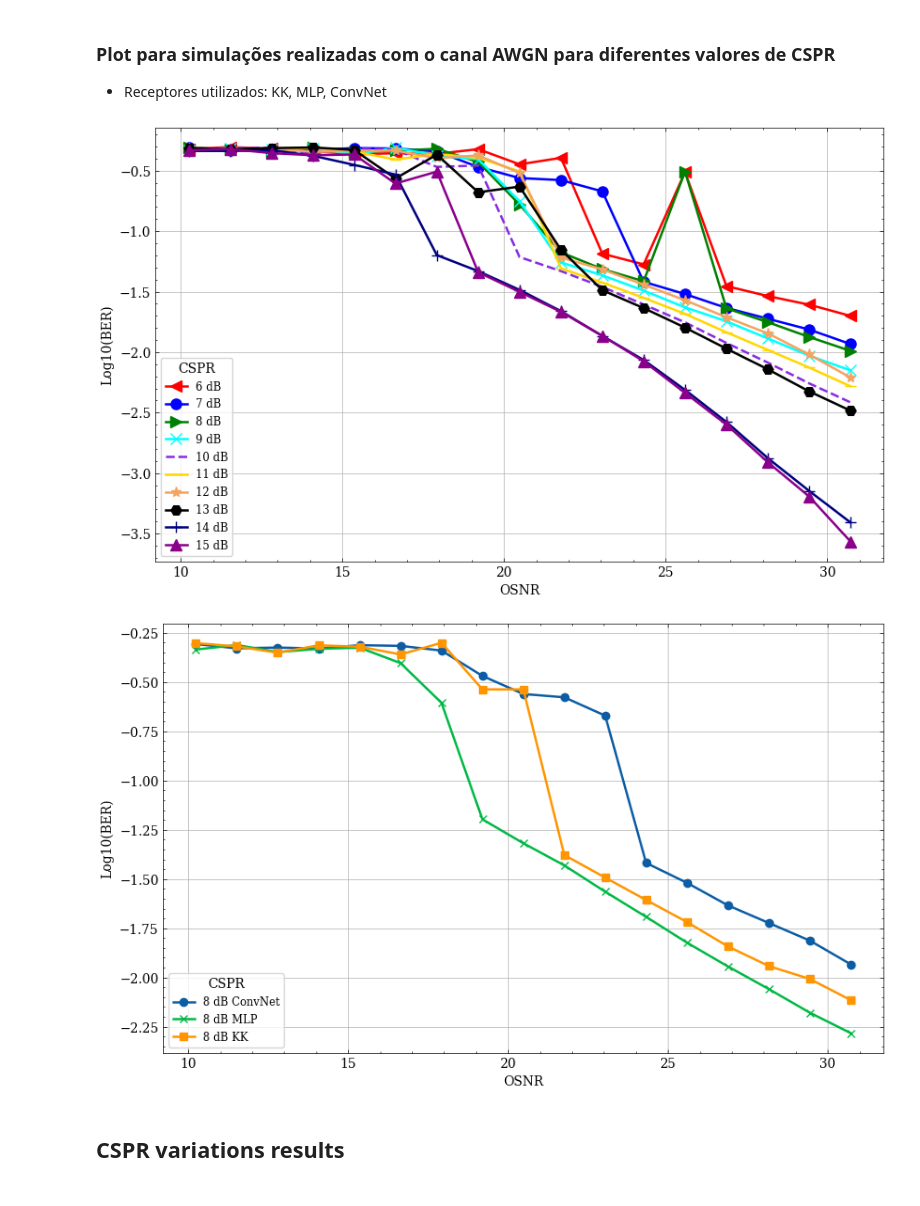
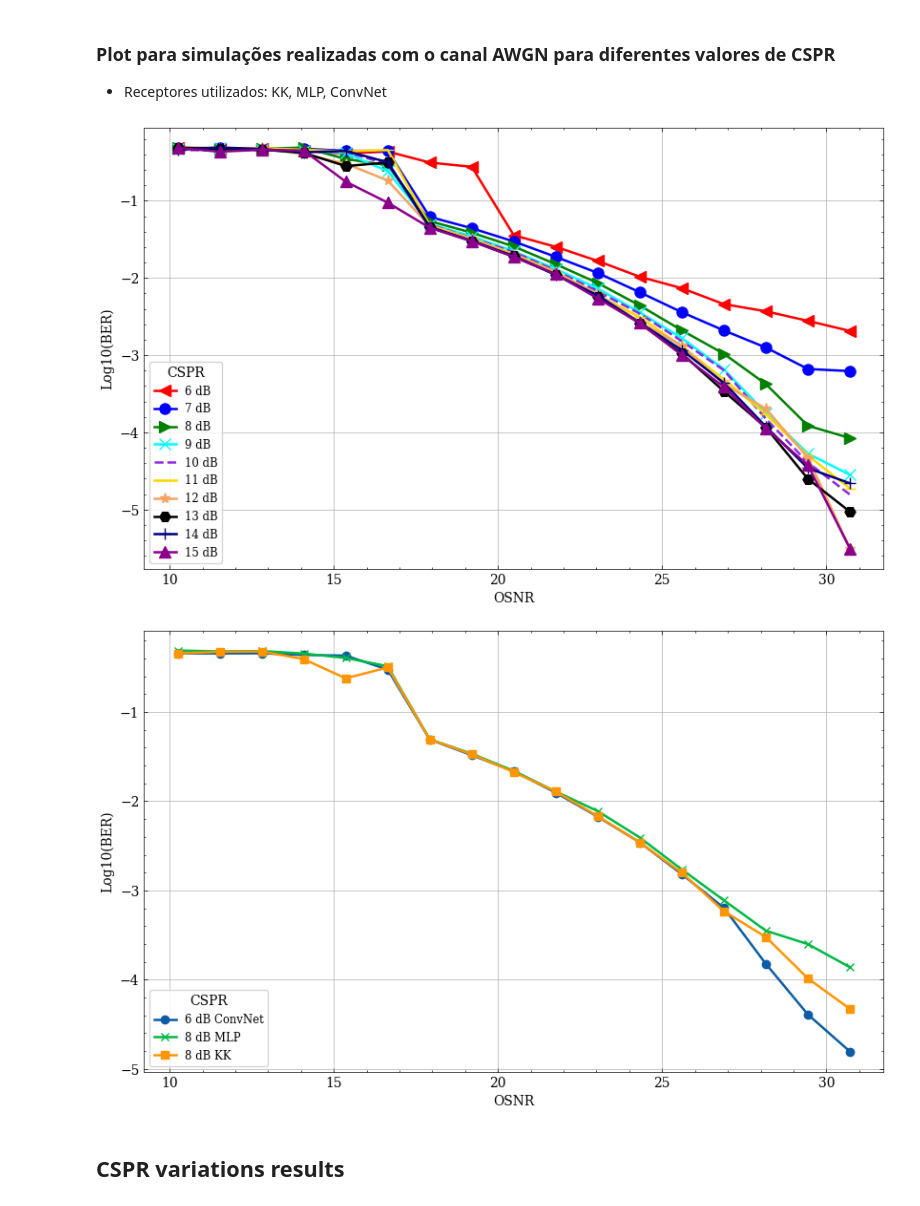
Before and after one commit to silasabs/PIVIC-PIBIC-Comunicacoes-Opticas, a Jupyter notebook: jupyter notebooks/Pibic_Results_PhaseRetrieval.ipynb, the cells around one changed output. Saved outputs shown, nothing was run; the diff lists cells and outputs as text; code cells hidden in the pictures.

```diff
--- a/jupyter notebooks/Pibic_Results_PhaseRetrieval.ipynb
+++ b/jupyter notebooks/Pibic_Results_PhaseRetrieval.ipynb
@@ -29,10 +29,10 @@ def loadArray(file_path):
 ### Carrega os dados das simulações
 # %%
 # Dados para as métricas de CSPR
-CSPR_BER = loadArray(r'C:\Users\optic\Documents\PIVIC-PIBIC-Comunicacoes-Opticas\resultados\Data\Pibic\CSPR_BER_SpS_4_128_Sample_ResultadosParciais.npy')
-CSPR_SNR = loadArray(r'C:\Users\optic\Documents\PIVIC-PIBIC-Comunicacoes-Opticas\resultados\Data\Pibic\CSPR_SNR_SpS_4_128_Sample_ResultadosParciais.npy')
-CSPR_SIR = loadArray(r'C:\Users\optic\Documents\PIVIC-PIBIC-Comunicacoes-Opticas\resultados\Data\Pibic\CSPR_SIR_SpS_4_128_Sample_ResultadosParciais.npy')
-CSPR_SER = loadArray(r'C:\Users\optic\Documents\PIVIC-PIBIC-Comunicacoes-Opticas\resultados\Data\Pibic\CSPR_SER_SpS_4_128_Sample_ResultadosParciais.npy')
+CSPR_BER = loadArray(r'C:\Users\optic\Documents\PIVIC-PIBIC-Comunicacoes-Opticas\resultados\Data\Pibic\CSPR_BER_SpS_4_128_Sample_0_AWGN_debug.npy')
+CSPR_SNR = loadArray(r'C:\Users\optic\Documents\PIVIC-PIBIC-Comunicacoes-Opticas\resultados\Data\Pibic\CSPR_SNR_SpS_4_128_Sample_0_AWGN_debug.npy')
+CSPR_SIR = loadArray(r'C:\Users\optic\Documents\PIVIC-PIBIC-Comunicacoes-Opticas\resultados\Data\Pibic\CSPR_SIR_SpS_4_128_Sample_0_AWGN_debug.npy')
+CSPR_SER = loadArray(r'C:\Users\optic\Documents\PIVIC-PIBIC-Comunicacoes-Opticas\resultados\Data\Pibic\CSPR_SER_SpS_4_128_Sample_0_AWGN_debug.npy')
 # CSPR_BER_0 = loadArray(r'C:\Users\optic\Documents\PIVIC-PIBIC-Comunicacoes-Opticas\resultados\Data\Pibic\CSPR_BER_SpS_4_128_Sample_0'+str('_awgn.npy'))
 # CSPR_BER_1 = loadArray(r'C:\Users\optic\Documents\PIVIC-PIBIC-Comunicacoes-Opticas\resultados\Data\Pibic\CSPR_BER_SpS_4_128_Sample_1'+str('_awgn.npy'))
 # CSPR_BER_2 = loadArray(r'C:\Users\optic\Documents\PIVIC-PIBIC-Comunicacoes-Opticas\resultados\Data\Pibic\CSPR_BER_SpS_4_128_Sample_2'+str('_awgn.npy'))
@@ -135,22 +135,22 @@ plt.xlabel('OSNR');
 plt.ylabel('Log10(BER)');
 plt.grid();
 # %% [output]
-[figure, old version]
+[figure, new version]
 # %%
 plt.figure(figsize=(10,6))
 
-plt.plot(OSNR, np.log10(CSPR_BER[:,1][2]), '-o', label='8 dB ConvNet')
-plt.plot(OSNR, np.log10(CSPR_BER[:,1][1]), '-x', label='8 dB MLP')
-plt.plot(OSNR, np.log10(CSPR_BER[:,1][0]), '-s', label='8 dB KK')
+plt.plot(OSNR, np.log10(CSPR_BER[:,4][2]), '-o', label='6 dB ConvNet')
+plt.plot(OSNR, np.log10(CSPR_BER[:,4][1]), '-x', label='8 dB MLP')
+plt.plot(OSNR, np.log10(CSPR_BER[:,4][0]), '-s', label='8 dB KK')
 
 plt.legend(title="CSPR", loc=3, fontsize='small', frameon=True);
 #plt.text(26.5,-0.5,'Conv-Rx 3', fontsize = 14, bbox=dict(facecolor='white', alpha=0.5))
 #plt.title('ConvNet Receiver');
 plt.xlabel('OSNR');
 plt.ylabel('Log10(BER)');
 plt.grid();
 # %% [output]
-[figure, old version]
+[figure, new version]
 # %% [markdown]
 ## CSPR variations results
 # %%
```
Also changed, not shown: parts of 1 cell of this notebook, 2 other files.
